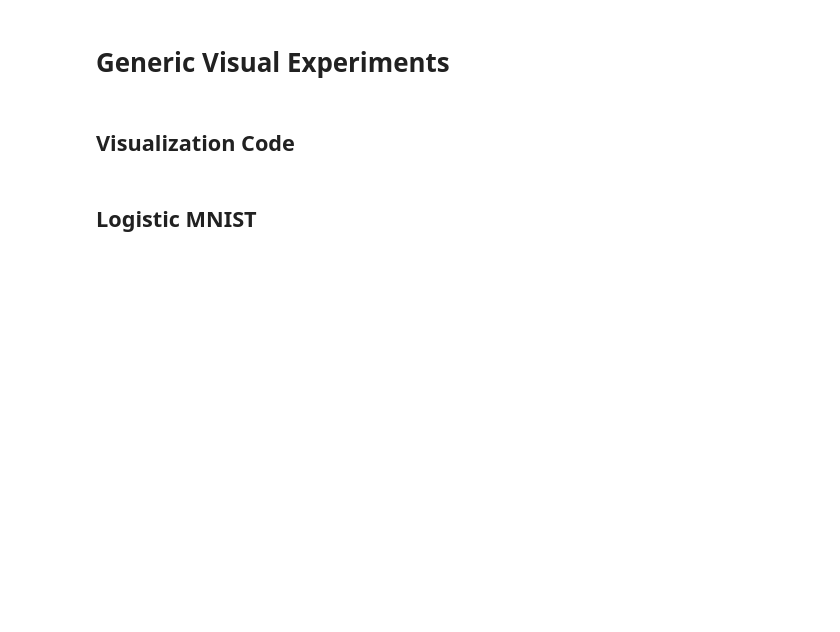
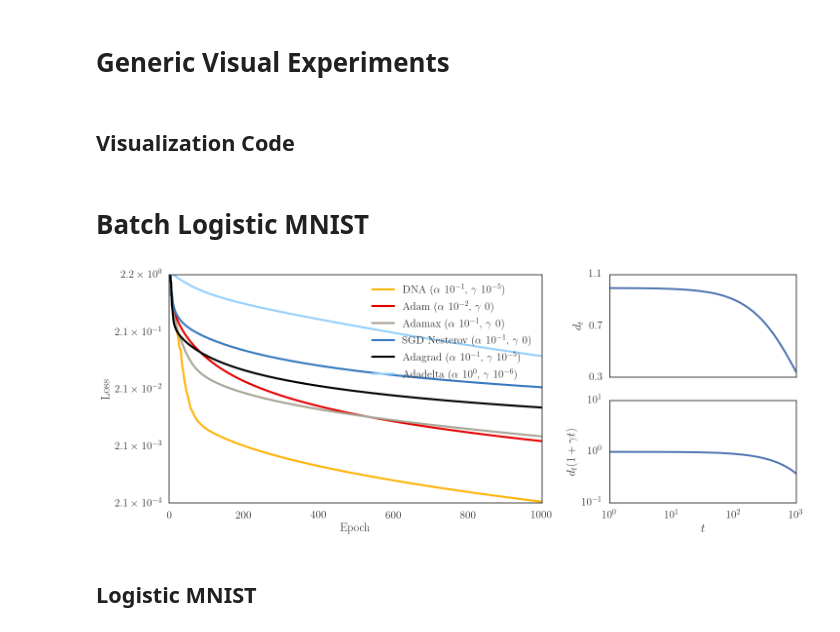
Before and after one commit to jayanthkoushik/sgd-feedback, a Jupyter notebook: src/compare_opts.ipynb, the cells around one changed output. Cells and saved outputs as stored; diff of their text form; code cells hidden in the pictures; blank space fills up the shorter version.

Commit message:
Add batch logistic data

```diff
--- a/src/compare_opts.ipynb
+++ b/src/compare_opts.ipynb
@@ -171,6 +171,12 @@ def generic_visexp_visualize(model, dataset, loss_ylim=None):
     ax3.set_ylabel("$d_t(1 + \\gamma t)$")
 
     fig.tight_layout()
+# %% [markdown]
+# Batch Logistic MNIST
+# %%
+generic_visexp_visualize("batch_logistic", "mnist")
+# %% [output]
+[figure, added]
 # %% [markdown]
 ## Logistic MNIST
 # %%
```
Also changed, not shown: parts of 2 cells of this notebook, 6 other files.
